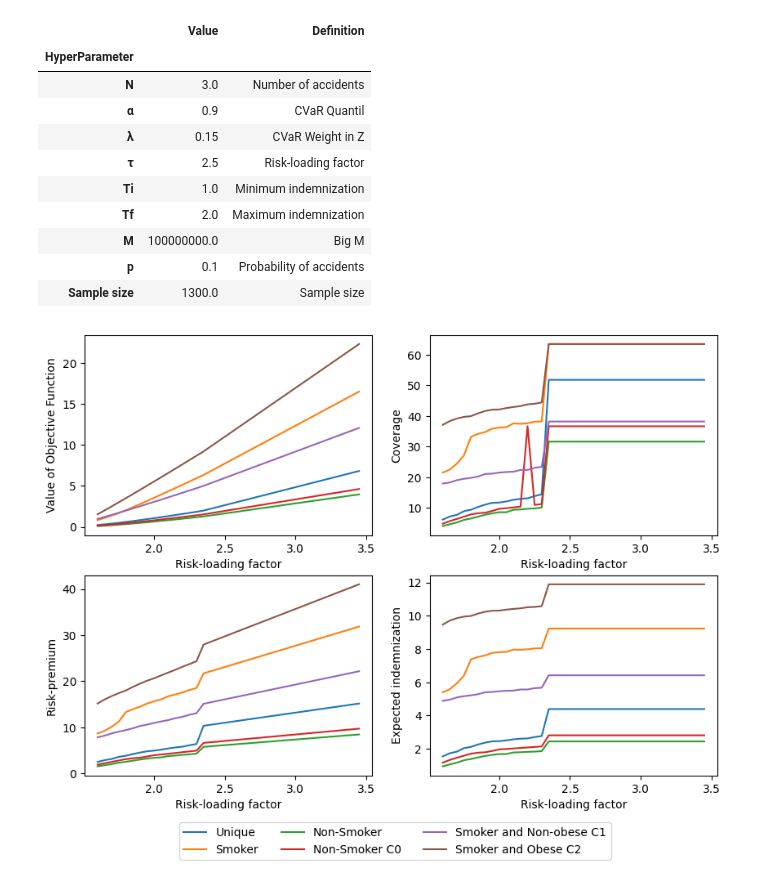
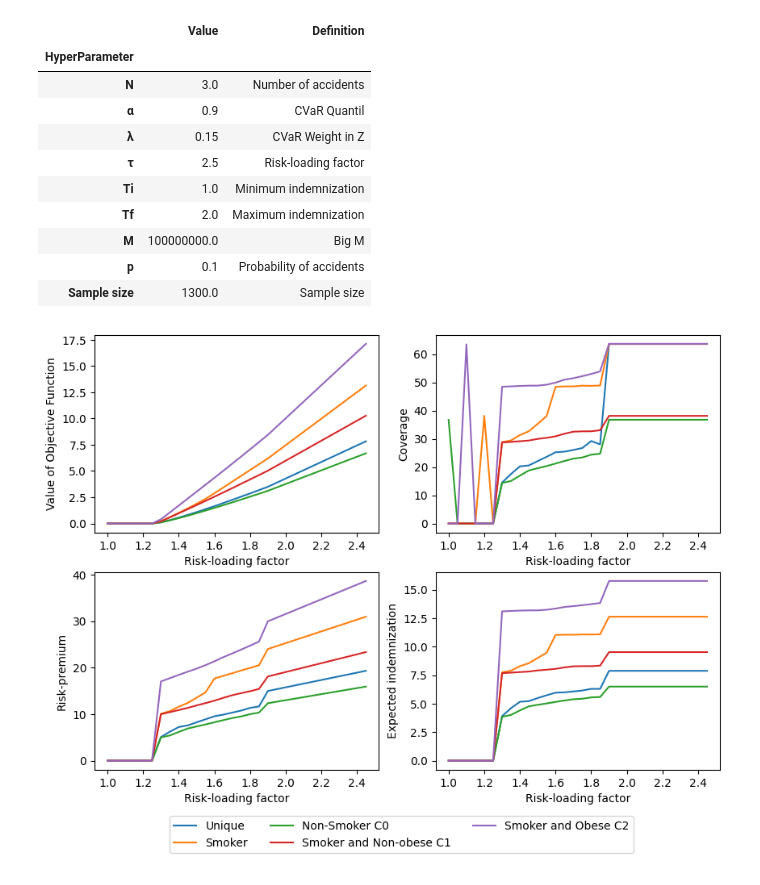
Before and after one commit to renatoquiliche/Insurance-Mathematics-Economics-ADR, a Jupyter notebook: AditionalGrid.ipynb, the cells around one changed output. Saved outputs shown, nothing was run; the diff lists cells and outputs as text; code cells hidden in the pictures.

```diff
--- a/AditionalGrid.ipynb
+++ b/AditionalGrid.ipynb
@@ -3,10 +3,10 @@ import matplotlib.pyplot as plt
 import pandas as pd
 import numpy as np
 
-init = 1.6
-stop = 3.5
+init = 1.0
+stop = 2.5
 step = 0.05
-index = ['Unique', 'Smoker', 'Non-Smoker', 'Non-Smoker C0', 'Smoker and Non-obese C1', 'Smoker and Obese C2']
+index = ['Unique', 'Smoker', 'Non-Smoker C0', 'Smoker and Non-obese C1', 'Smoker and Obese C2']
 
 i=1
 for Tao in np.round(np.arange(init,stop,step), 2).astype('str'):
@@ -56,21 +56,21 @@ for p in np.round(np.arange(init+2*step,stop,step), 2).astype('str'):
 
 fig, axs = plt.subplots(2,2, figsize=(10,7))
 
-for i in range(6):
+for i in range(5):
     axs[0,1].plot(np.arange(init,stop,step), coverage.values.T[:,i], label = index[i])
 
 axs[0,1].set(xlabel='Risk-loading factor', ylabel='Coverage')
 
-for i in range(6):
+for i in range(5):
     axs[0,0].plot(np.arange(init,stop,step), z.values.T[:,i], label = index[i])
 
 axs[0,0].set(xlabel='Risk-loading factor', ylabel='Value of Objective Function')
 
-for i in range(6):
+for i in range(5):
     axs[1,0].plot(np.arange(init,stop,step), cvar.values.T[:,i], label = index[i])
 axs[1,0].set(xlabel='Risk-loading factor', ylabel='Risk-premium')
 
-for i in range(6):
+for i in range(5):
     axs[1,1].plot(np.arange(init,stop,step), expected.values.T[:,i], label = index[i])
 axs[1,1].set(xlabel='Risk-loading factor', ylabel='Expected indemnization')
 axs[1,1].legend(ncols=3, loc='lower center', bbox_to_anchor=(-0.12, -0.45))
@@ -82,31 +82,31 @@ HyperP["α"] = 0.90
 HyperP["λ"] = 0.15
 HyperP["τ"] = 2.5
 HyperP["Ti"] = 1.0
 HyperP["Tf"] = 2.0
 HyperP["M"] = [1e8, 1e8, 1e8]
 HyperP["p"] = 0.1
 HyperP["Sample size"] = 1300
 
 params = pd.DataFrame(HyperP).T.iloc[:,0:1].astype('str')
 definition = pd.DataFrame(['Number of accidents', 'CVaR Quantil', 'CVaR Weight in Z',
                            'Risk-loading factor', 'Minimum indemnization',
                            'Maximum indemnization', 'Big M', 'Probability of accidents',
                            'Sample size'])
 Table = pd.concat([params.reset_index(), definition], axis=1)
 Table.columns = ['HyperParameter', 'Value', 'Definition']
 Table = Table.set_index('HyperParameter')
 
 display(Table)
 # %% [output]
 |  | Value | Definition |
 | HyperParameter |  |  |
 | N | 3.0 | Number of accidents |
 | α | 0.9 | CVaR Quantil |
 | λ | 0.15 | CVaR Weight in Z |
 | τ | 2.5 | Risk-loading factor |
 | Ti | 1.0 | Minimum indemnization |
 | Tf | 2.0 | Maximum indemnization |
 | M | 100000000.0 | Big M |
 | p | 0.1 | Probability of accidents |
 | Sample size | 1300.0 | Sample size |
-[figure, old version]
+[figure, new version]
```
Also changed, not shown: 2 other files.
